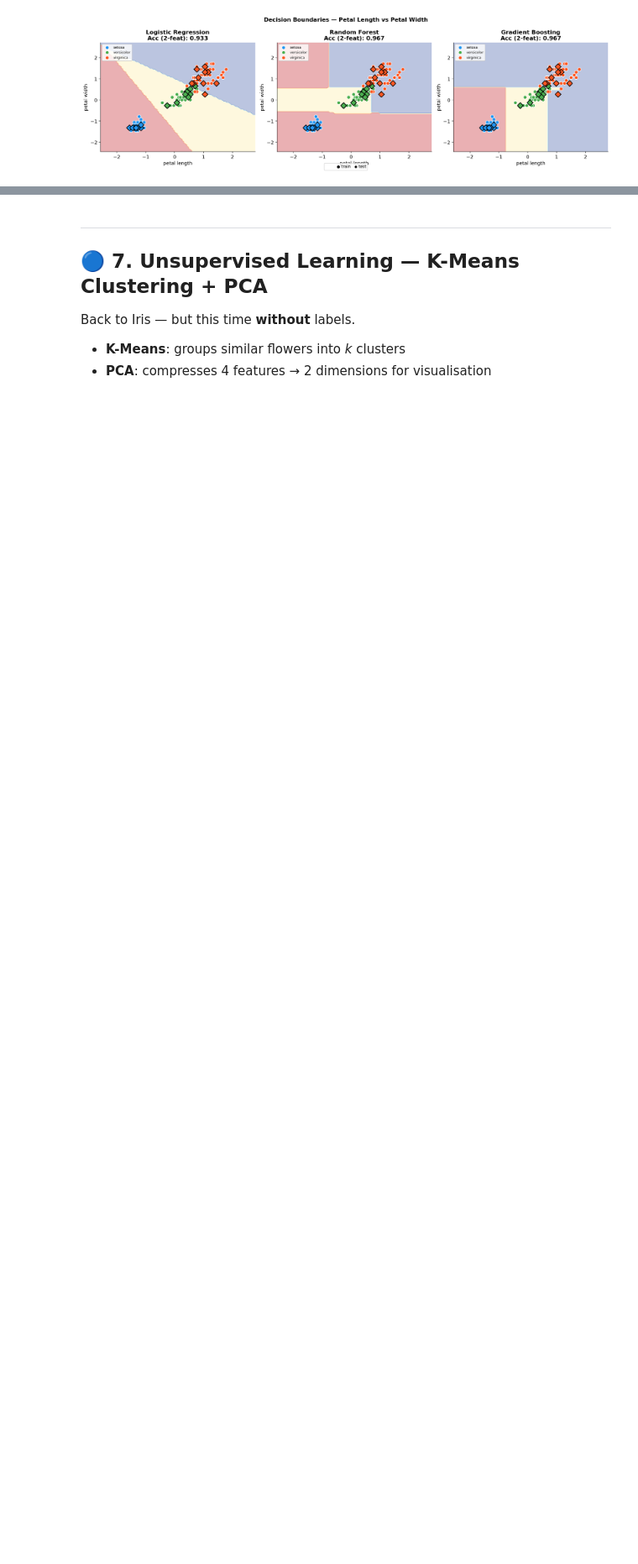
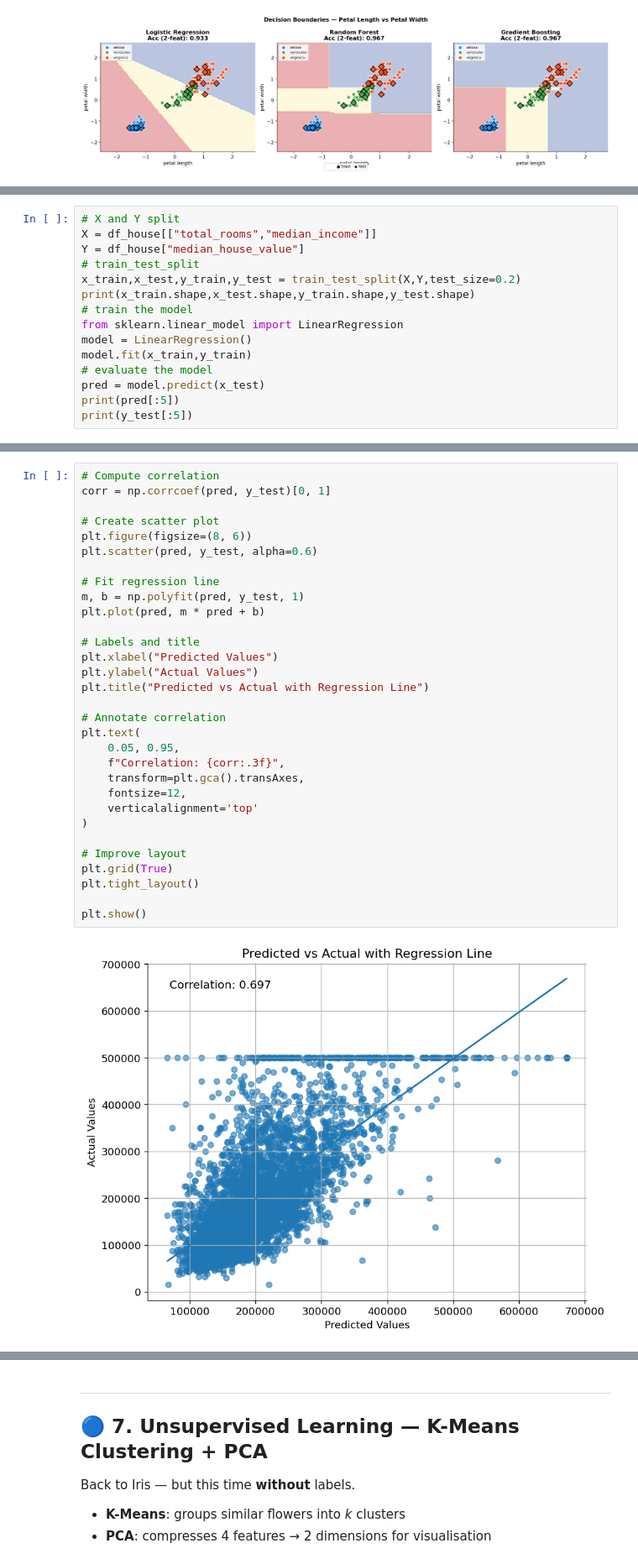
Before and after one commit to Stemical/AI-ML-Workshop-2026, a Jupyter notebook: Day1/Day1_Classical_ML.ipynb, the cells around one changed output, grey strips where cells are left out. Shown at 84% size. Cells and saved outputs as stored; diff of their text form; blank space fills up the shorter version.

```diff
--- a/Day1/Day1_Classical_ML.ipynb
+++ b/Day1/Day1_Classical_ML.ipynb
@@ -413,3 +491,18 @@ Index(['longitude', 'latitude', 'housing_median_age', 'total_rooms',
        'total_bedrooms', 'population', 'households', 'median_income',
        'median_house_value', 'ocean_proximity'],
       dtype='str')
+# %%
+# X and Y split
+X = df_house[["total_rooms","median_income"]]
+Y = df_house["median_house_value"]
+# train_test_split
+x_train,x_test,y_train,y_test = train_test_split(X,Y,test_size=0.2)
+print(x_train.shape,x_test.shape,y_train.shape,y_test.shape)
+# train the model
+from sklearn.linear_model import LinearRegression
+model = LinearRegression()
+model.fit(x_train,y_train)
+# evaluate the model
+pred = model.predict(x_test)
+print(pred[:5])
+print(y_test[:5])
@@ -416,3 +519,36 @@ Index(['longitude', 'latitude', 'housing_median_age', 'total_rooms',
+# %%
+# Compute correlation
+corr = np.corrcoef(pred, y_test)[0, 1]
+
+# Create scatter plot
+plt.figure(figsize=(8, 6))
+plt.scatter(pred, y_test, alpha=0.6)
+
+# Fit regression line
+m, b = np.polyfit(pred, y_test, 1)
+plt.plot(pred, m * pred + b)
+
+# Labels and title
+plt.xlabel("Predicted Values")
+plt.ylabel("Actual Values")
+plt.title("Predicted vs Actual with Regression Line")
+
+# Annotate correlation
+plt.text(
+    0.05, 0.95,
+    f"Correlation: {corr:.3f}",
+    transform=plt.gca().transAxes,
+    fontsize=12,
+    verticalalignment='top'
+)
+
+# Improve layout
+plt.grid(True)
+plt.tight_layout()
+
+plt.show()
+# %% [output]
+[figure, added]
 # %%
 # ── 6b. Train regression models ───────────────────────────────────────────────
 
```
Also changed, not shown: parts of 28 cells of this notebook, 12 other files.
